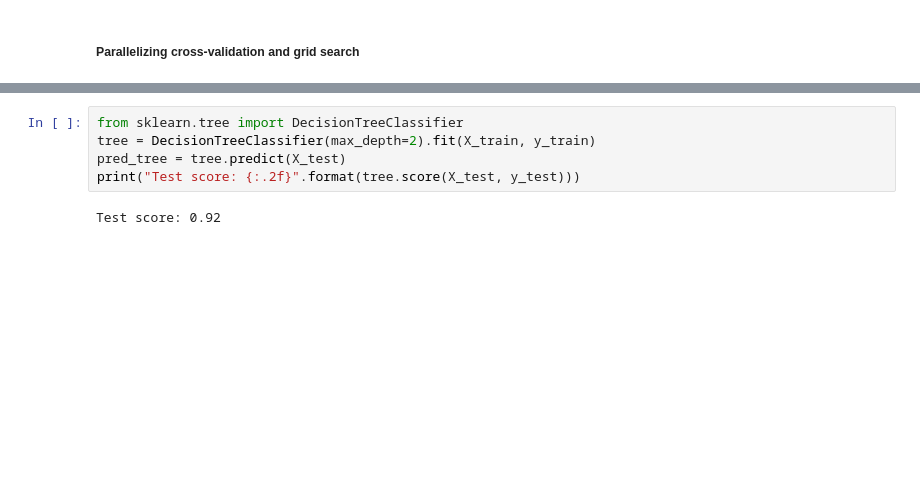
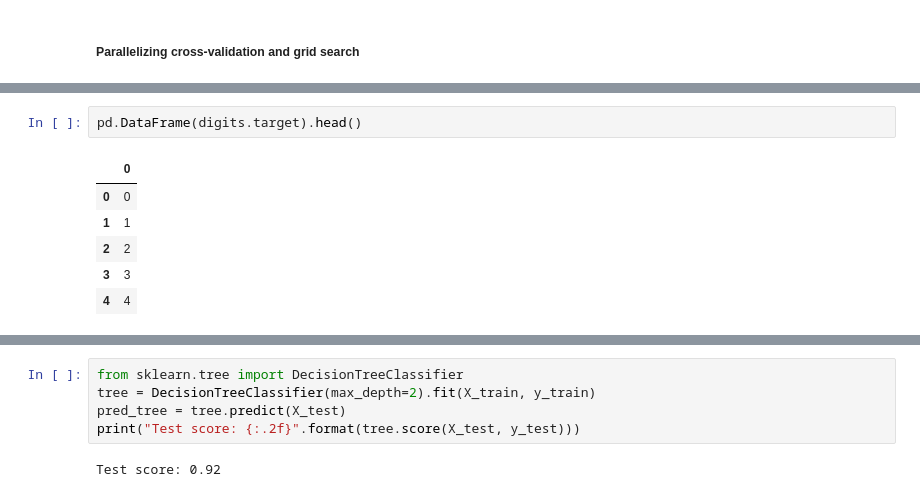
Before and after one commit to shmuhammadd/Introduction_to_machine_learning_with_Pyhon, a Jupyter notebook: 05-model-evaluation-and-improvement.ipynb, the cells around one changed output, grey strips where cells are left out. Saved outputs shown, nothing was run; the diff lists cells and outputs as text; blank space fills up the shorter version.

```diff
--- a/05-model-evaluation-and-improvement.ipynb
+++ b/05-model-evaluation-and-improvement.ipynb
@@ -851,0 +921,9 @@ X_train, X_test, y_train, y_test = train_test_split(
+# %%
+pd.DataFrame(digits.target).head()
+# %% [output]
+|  | 0 |
+| 0 | 0 |
+| 1 | 1 |
+| 2 | 2 |
+| 3 | 3 |
+| 4 | 4 |
```
Also changed, not shown: parts of 101 cells of this notebook, 2 other files.
